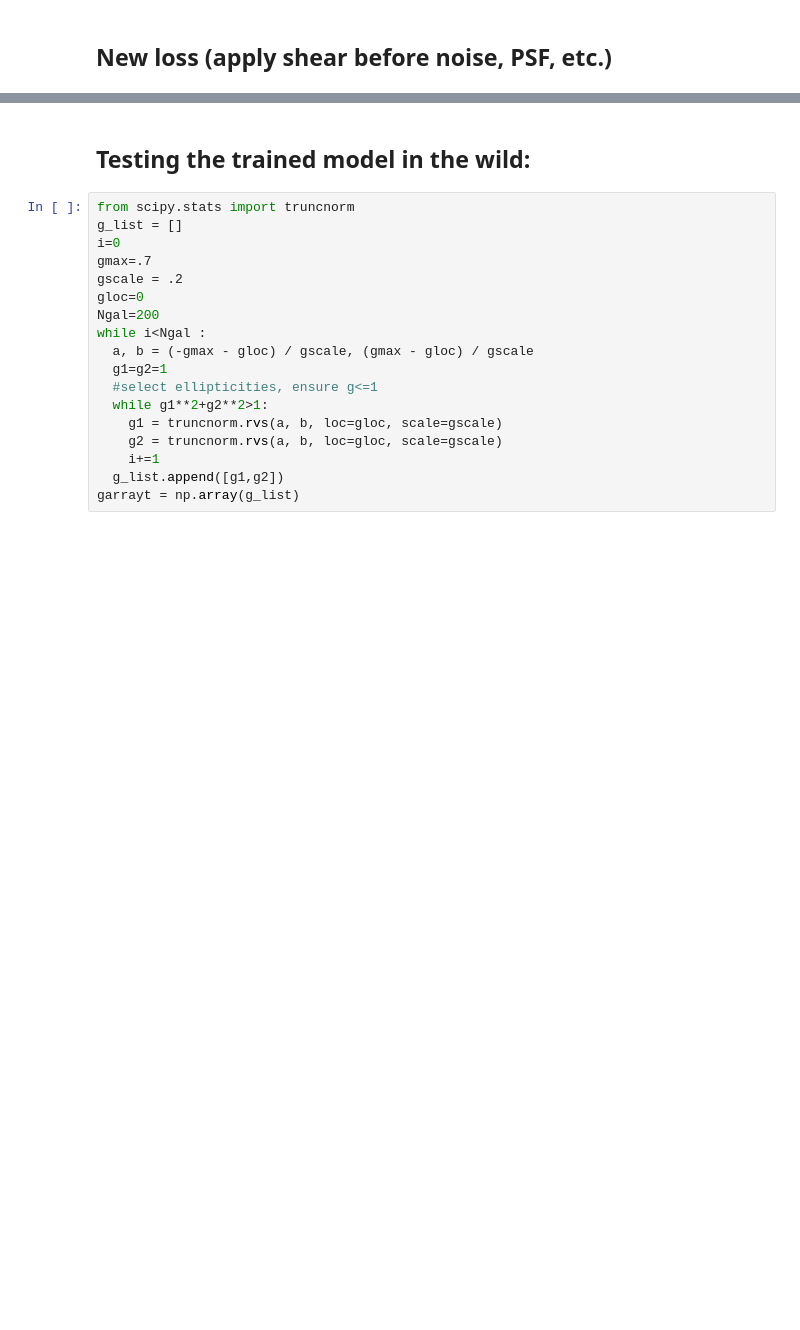
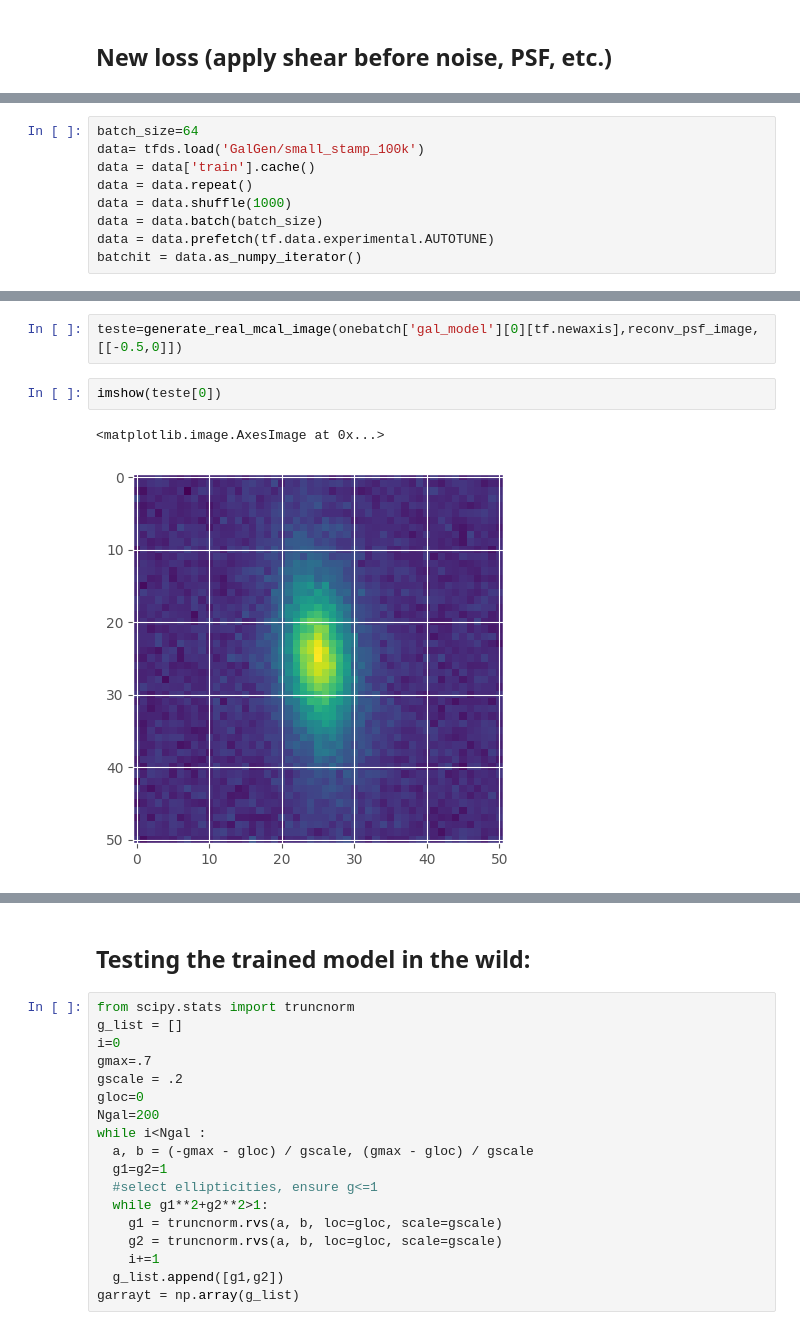
Before and after one commit to CosmoStat/LearnR, a Jupyter notebook: notebooks/RLoss_testing.ipynb, the cells around one changed output, grey strips where cells are left out. Cells and saved outputs as stored; diff of their text form; blank space fills up the shorter version.

```diff
--- a/notebooks/RLoss_testing.ipynb
+++ b/notebooks/RLoss_testing.ipynb
@@ -371,0 +384,9 @@ batch.keys()
+# %%
+batch_size=64
+data= tfds.load('GalGen/small_stamp_100k')
+data = data['train'].cache()
+data = data.repeat()
+data = data.shuffle(1000)
+data = data.batch(batch_size)
+data = data.prefetch(tf.data.experimental.AUTOTUNE)
+batchit = data.as_numpy_iterator()
@@ -371,0 +485,7 @@ batch.keys()
+# %%
+teste=generate_real_mcal_image(onebatch['gal_model'][0][tf.newaxis],reconv_psf_image,[[-0.5,0]])
+# %%
+imshow(teste[0])
+# %% [output]
+<matplotlib.image.AxesImage at 0x...>
+[figure, added]
```
Also changed, not shown: parts of 28 cells of this notebook, 1 other file.
